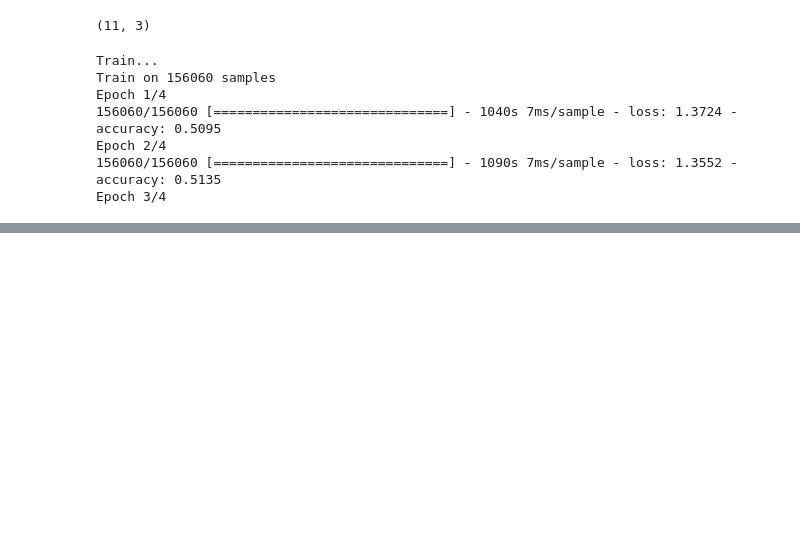
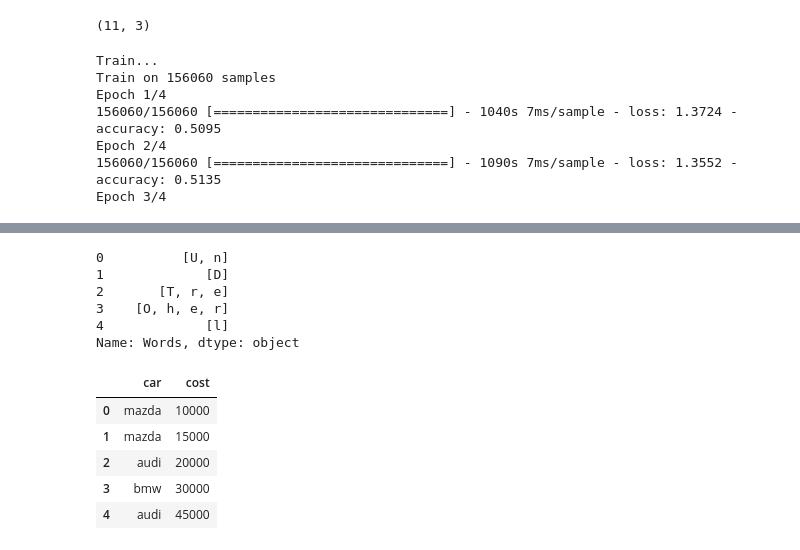
Before and after one commit to rahul3/sentiment-analysis-movie-reviews, a Jupyter notebook: notebooks/Bidirectional_LSTM_hashing.ipynb, the cells around one changed output, grey strips where cells are left out. Drawn from its saved outputs; the diff is of its cells as text; code cells hidden in the pictures; blank space fills up the shorter version.

```diff
--- a/notebooks/Bidirectional_LSTM_hashing.ipynb
+++ b/notebooks/Bidirectional_LSTM_hashing.ipynb
@@ -275,0 +347,20 @@ test_df.to_csv('../data/predictions_v1.csv', columns=header, index=False, header
+# %%
+def replace()
+# %% [output]
+0          [U, n]
+1             [D]
+2       [T, r, e]
+3    [O, h, e, r]
+4             [l]
+Name: Words, dtype: object
+# %%
+data = pd.DataFrame({"car":["mazda", "mazda", "audi", "bmw", "audi"], "cost":[10000, 15000, 20000, 30000, 45000]})
+# %%
+data
+# %% [output]
+|  | car | cost |
+| 0 | mazda | 10000 |
+| 1 | mazda | 15000 |
+| 2 | audi | 20000 |
+| 3 | bmw | 30000 |
+| 4 | audi | 45000 |
```
Also changed, not shown: parts of 8 cells of this notebook.
